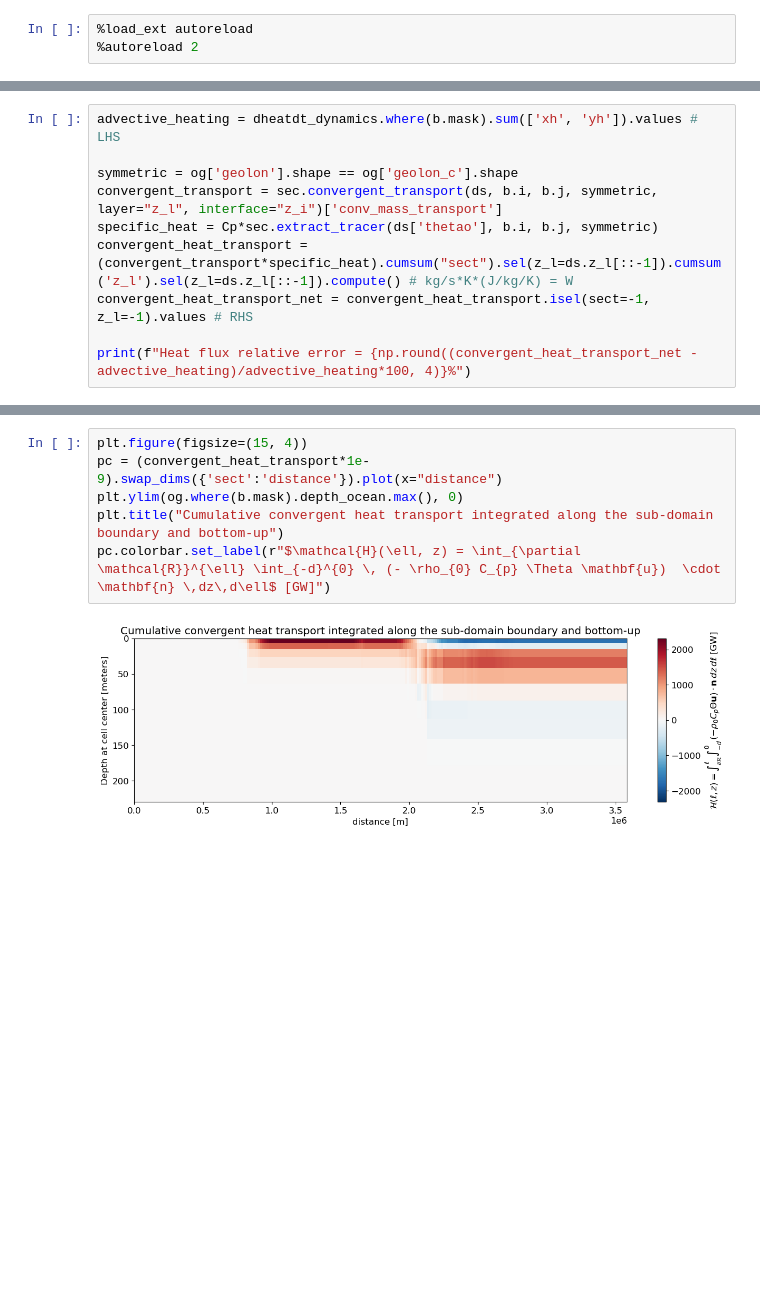
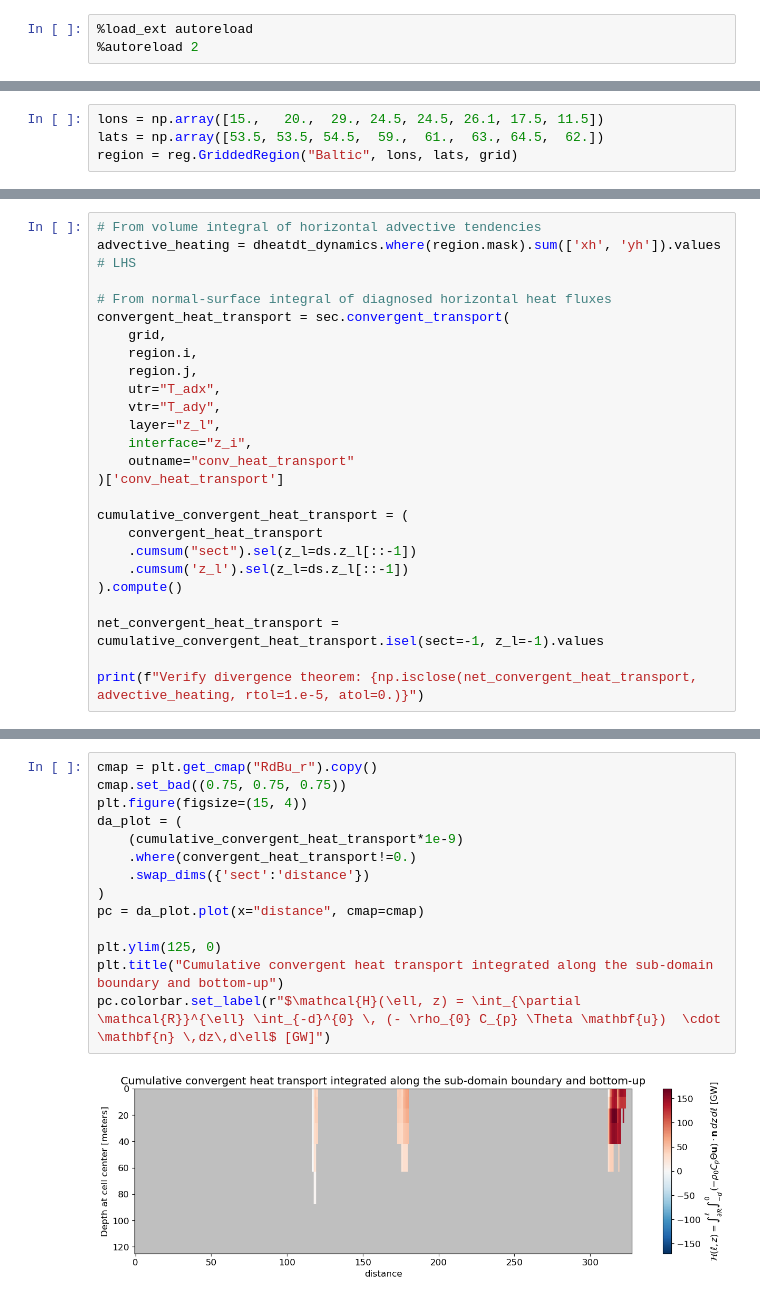
Before and after one commit to hdrake/regionate, a Jupyter notebook: examples/1_advective_heat_convergence.ipynb, the cells around one changed output, grey strips where cells are left out. Cells and saved outputs as stored; diff of their text form; blank space fills up the shorter version.

```diff
--- a/examples/1_advective_heat_convergence.ipynb
+++ b/examples/1_advective_heat_convergence.ipynb
@@ -113,3 +251,7 @@ b = reg.conform_basin_to_ocean_grid(reg.Basin(lons, lats, "polygon"), og)
+# %%
+lons = np.array([15.,   20.,  29., 24.5, 24.5, 26.1, 17.5, 11.5])
+lats = np.array([53.5, 53.5, 54.5,  59.,  61.,  63., 64.5,  62.])
+region = reg.GriddedRegion("Baltic", lons, lats, grid)
 # %%
 dheatdt_dynamics = (ds['T_advection_xy']*og['areacello']).sum('z_l')
 dheatdt_dynamics = dheatdt_dynamics.where(dheatdt_dynamics!=0.)
@@ -152,11 +279,26 @@ with $\Psi_{\Theta}$ the horizontally convergent heat transport. We evaluate the
 # %%
-advective_heating = dheatdt_dynamics.where(b.mask).sum(['xh', 'yh']).values # LHS
+# From volume integral of horizontal advective tendencies
+advective_heating = dheatdt_dynamics.where(region.mask).sum(['xh', 'yh']).values # LHS
 
-symmetric = og['geolon'].shape == og['geolon_c'].shape
-convergent_transport = sec.convergent_transport(ds, b.i, b.j, symmetric, layer="z_l", interface="z_i")['conv_mass_transport']
-specific_heat = Cp*sec.extract_tracer(ds['thetao'], b.i, b.j, symmetric)
-convergent_heat_transport = (convergent_transport*specific_heat).cumsum("sect").sel(z_l=ds.z_l[::-1]).cumsum('z_l').sel(z_l=ds.z_l[::-1]).compute() # kg/s*K*(J/kg/K) = W
-convergent_heat_transport_net = convergent_heat_transport.isel(sect=-1, z_l=-1).values # RHS
+# From normal-surface integral of diagnosed horizontal heat fluxes
+convergent_heat_transport = sec.convergent_transport(
+    grid,
+    region.i,
+    region.j,
+    utr="T_adx",
+    vtr="T_ady",
+    layer="z_l",
+    interface="z_i",
+    outname="conv_heat_transport"
+)['conv_heat_transport']
 
-print(f"Heat flux relative error = {np.round((convergent_heat_transport_net - advective_heating)/advective_heating*100, 4)}%")
+cumulative_convergent_heat_transport = (
+    convergent_heat_transport
+    .cumsum("sect").sel(z_l=ds.z_l[::-1])
+    .cumsum('z_l').sel(z_l=ds.z_l[::-1])
+).compute()
+
+net_convergent_heat_transport = cumulative_convergent_heat_transport.isel(sect=-1, z_l=-1).values
+
+print(f"Verify divergence theorem: {np.isclose(net_convergent_heat_transport, advective_heating, rtol=1.e-5, atol=0.)}")
 # %% [output]
@@ -164,8 +308,16 @@ Heat flux relative error = 0.3282%
 # %%
+cmap = plt.get_cmap("RdBu_r").copy()
+cmap.set_bad((0.75, 0.75, 0.75))
 plt.figure(figsize=(15, 4))
-pc = (convergent_heat_transport*1e-9).swap_dims({'sect':'distance'}).plot(x="distance")
-plt.ylim(og.where(b.mask).depth_ocean.max(), 0)
+da_plot = (
+    (cumulative_convergent_heat_transport*1e-9)
+    .where(convergent_heat_transport!=0.)
+    .swap_dims({'sect':'distance'})
+)
+pc = da_plot.plot(x="distance", cmap=cmap)
+
+plt.ylim(125, 0)
 plt.title("Cumulative convergent heat transport integrated along the sub-domain boundary and bottom-up")
 pc.colorbar.set_label(r"$\mathcal{H}(\ell, z) = \int_{\partial \mathcal{R}}^{\ell} \int_{-d}^{0} \, (- \rho_{0} C_{p} \Theta \mathbf{u})  \cdot \mathbf{n} \,dz\,d\ell$ [GW]")
 # %% [output]
-[figure, old version]
+[figure, new version]
```
Also changed, not shown: parts of 42 cells of this notebook, 19 other files.
